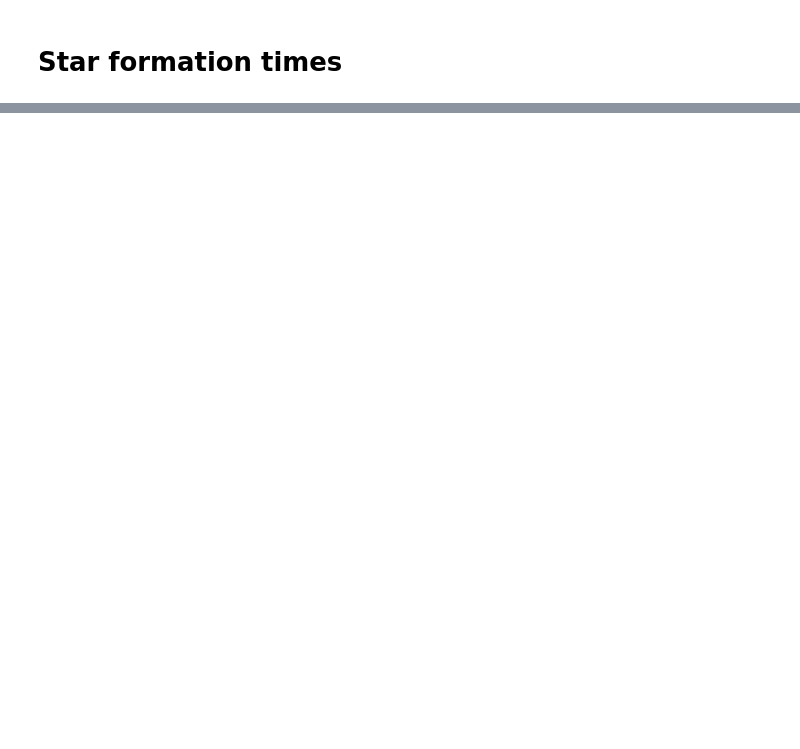
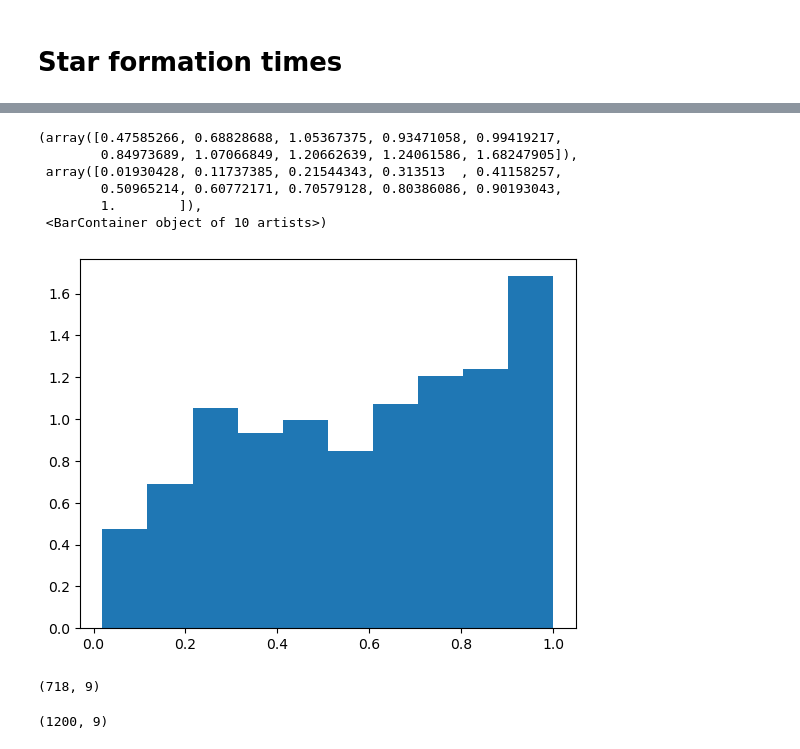
Before and after one commit to alice-crafford/Astro-Project-1, a Jupyter notebook: Project1_Data.ipynb, the cells around one changed output, grey strips where cells are left out. Drawn from its saved outputs; the diff is of its cells as text; code cells hidden in the pictures; blank space fills up the shorter version.

```diff
--- a/Project1_Data.ipynb
+++ b/Project1_Data.ipynb
@@ -132,0 +118,18 @@ Text(0, 0.5, 'Star 2')
+# %%
+plt.hist(age_data['mass_ratio'], density=True)
+# %% [output]
+(array([0.47585266, 0.68828688, 1.05367375, 0.93471058, 0.99419217,
+        0.84973689, 1.07066849, 1.20662639, 1.24061586, 1.68247905]),
+ array([0.01930428, 0.11737385, 0.21544343, 0.313513  , 0.41158257,
+        0.50965214, 0.60772171, 0.70579128, 0.80386086, 0.90193043,
+        1.        ]),
+ <BarContainer object of 10 artists>)
+[figure, added]
+# %%
+age_data.query('form_time_1 < 10 & form_time_2 < 10').shape
+# %% [output]
+(718, 9)
+# %%
+age_data.shape
+# %% [output]
+(1200, 9)
```
Also changed, not shown: parts of 4 cells of this notebook.
